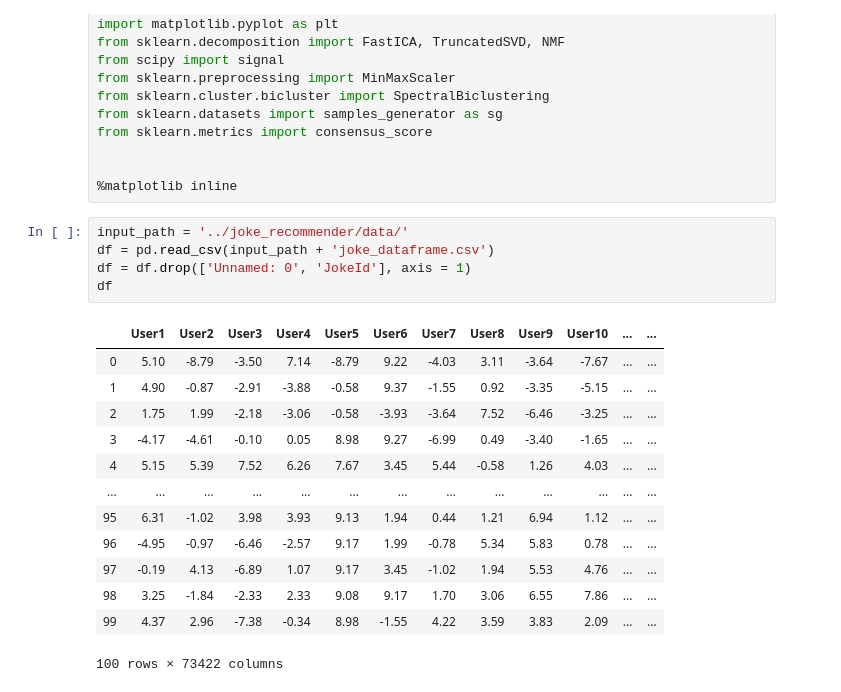
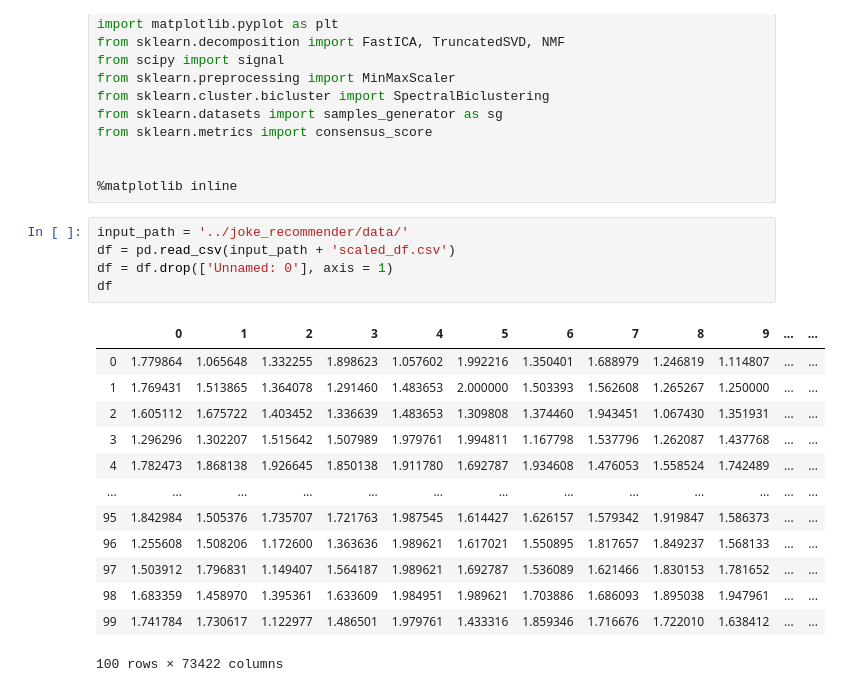
Before and after one commit to brendanwliu/joke_recommender, a Jupyter notebook: movie-recommender-based.ipynb, the cells around one changed output. Drawn from its saved outputs; the diff is of its cells as text.

```diff
--- a/movie-recommender-based.ipynb
+++ b/movie-recommender-based.ipynb
@@ -19,22 +19,22 @@ from sklearn.metrics import consensus_score
 %matplotlib inline
 # %%
 input_path = '../joke_recommender/data/'
-df = pd.read_csv(input_path + 'joke_dataframe.csv')
-df = df.drop(['Unnamed: 0', 'JokeId'], axis = 1)
+df = pd.read_csv(input_path + 'scaled_df.csv')
+df = df.drop(['Unnamed: 0'], axis = 1)
 df
 # %% [output]
-|  | User1 | User2 | User3 | User4 | User5 | User6 | User7 | User8 | User9 | User10 | ... | ... |
-| 0 | 5.10 | -8.79 | -3.50 | 7.14 | -8.79 | 9.22 | -4.03 | 3.11 | -3.64 | -7.67 | ... | ... |
-| 1 | 4.90 | -0.87 | -2.91 | -3.88 | -0.58 | 9.37 | -1.55 | 0.92 | -3.35 | -5.15 | ... | ... |
-| 2 | 1.75 | 1.99 | -2.18 | -3.06 | -0.58 | -3.93 | -3.64 | 7.52 | -6.46 | -3.25 | ... | ... |
-| 3 | -4.17 | -4.61 | -0.10 | 0.05 | 8.98 | 9.27 | -6.99 | 0.49 | -3.40 | -1.65 | ... | ... |
-| 4 | 5.15 | 5.39 | 7.52 | 6.26 | 7.67 | 3.45 | 5.44 | -0.58 | 1.26 | 4.03 | ... | ... |
+|  | 0 | 1 | 2 | 3 | 4 | 5 | 6 | 7 | 8 | 9 | ... | ... |
+| 0 | 1.779864 | 1.065648 | 1.332255 | 1.898623 | 1.057602 | 1.992216 | 1.350401 | 1.688979 | 1.246819 | 1.114807 | ... | ... |
+| 1 | 1.769431 | 1.513865 | 1.364078 | 1.291460 | 1.483653 | 2.000000 | 1.503393 | 1.562608 | 1.265267 | 1.250000 | ... | ... |
+| 2 | 1.605112 | 1.675722 | 1.403452 | 1.336639 | 1.483653 | 1.309808 | 1.374460 | 1.943451 | 1.067430 | 1.351931 | ... | ... |
+| 3 | 1.296296 | 1.302207 | 1.515642 | 1.507989 | 1.979761 | 1.994811 | 1.167798 | 1.537796 | 1.262087 | 1.437768 | ... | ... |
+| 4 | 1.782473 | 1.868138 | 1.926645 | 1.850138 | 1.911780 | 1.692787 | 1.934608 | 1.476053 | 1.558524 | 1.742489 | ... | ... |
 | ... | ... | ... | ... | ... | ... | ... | ... | ... | ... | ... | ... | ... |
-| 95 | 6.31 | -1.02 | 3.98 | 3.93 | 9.13 | 1.94 | 0.44 | 1.21 | 6.94 | 1.12 | ... | ... |
-| 96 | -4.95 | -0.97 | -6.46 | -2.57 | 9.17 | 1.99 | -0.78 | 5.34 | 5.83 | 0.78 | ... | ... |
-| 97 | -0.19 | 4.13 | -6.89 | 1.07 | 9.17 | 3.45 | -1.02 | 1.94 | 5.53 | 4.76 | ... | ... |
-| 98 | 3.25 | -1.84 | -2.33 | 2.33 | 9.08 | 9.17 | 1.70 | 3.06 | 6.55 | 7.86 | ... | ... |
-| 99 | 4.37 | 2.96 | -7.38 | -0.34 | 8.98 | -1.55 | 4.22 | 3.59 | 3.83 | 2.09 | ... | ... |
+| 95 | 1.842984 | 1.505376 | 1.735707 | 1.721763 | 1.987545 | 1.614427 | 1.626157 | 1.579342 | 1.919847 | 1.586373 | ... | ... |
+| 96 | 1.255608 | 1.508206 | 1.172600 | 1.363636 | 1.989621 | 1.617021 | 1.550895 | 1.817657 | 1.849237 | 1.568133 | ... | ... |
+| 97 | 1.503912 | 1.796831 | 1.149407 | 1.564187 | 1.989621 | 1.692787 | 1.536089 | 1.621466 | 1.830153 | 1.781652 | ... | ... |
+| 98 | 1.683359 | 1.458970 | 1.395361 | 1.633609 | 1.984951 | 1.989621 | 1.703886 | 1.686093 | 1.895038 | 1.947961 | ... | ... |
+| 99 | 1.741784 | 1.730617 | 1.122977 | 1.486501 | 1.979761 | 1.433316 | 1.859346 | 1.716676 | 1.722010 | 1.638412 | ... | ... |
 100 rows × 73422 columns
 # %%
 df.index = np.arange(1, len(df) + 1)
```
Also changed, not shown: parts of 13 cells of this notebook, 2 other files.
